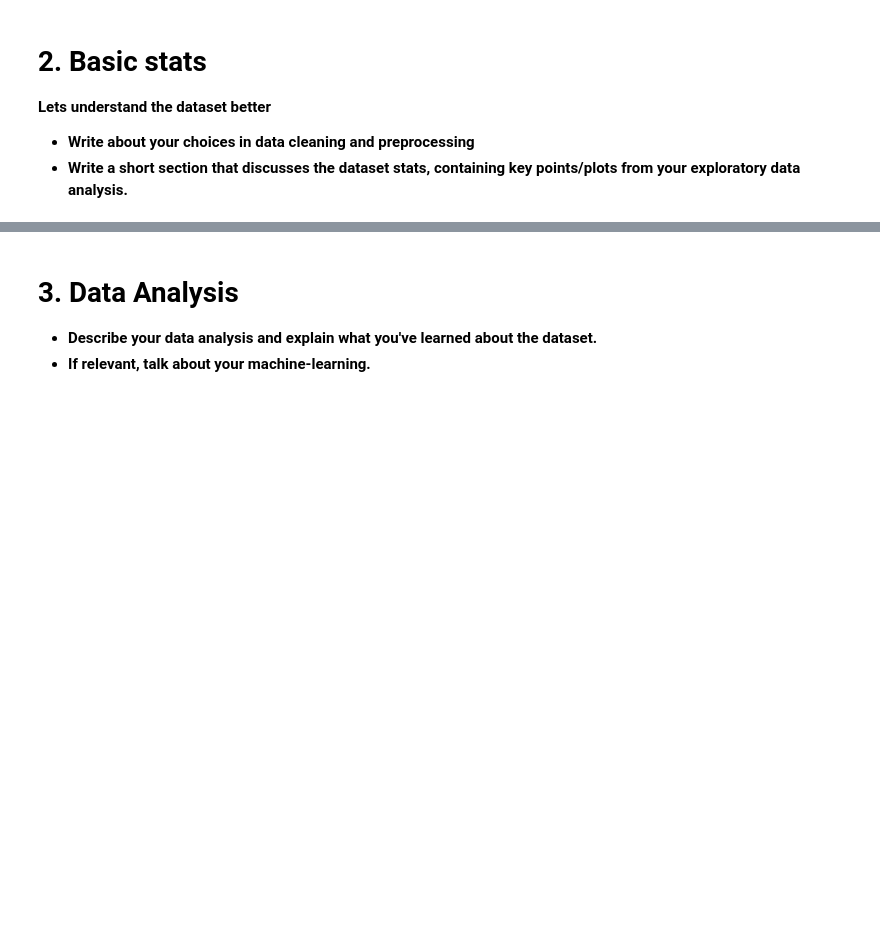
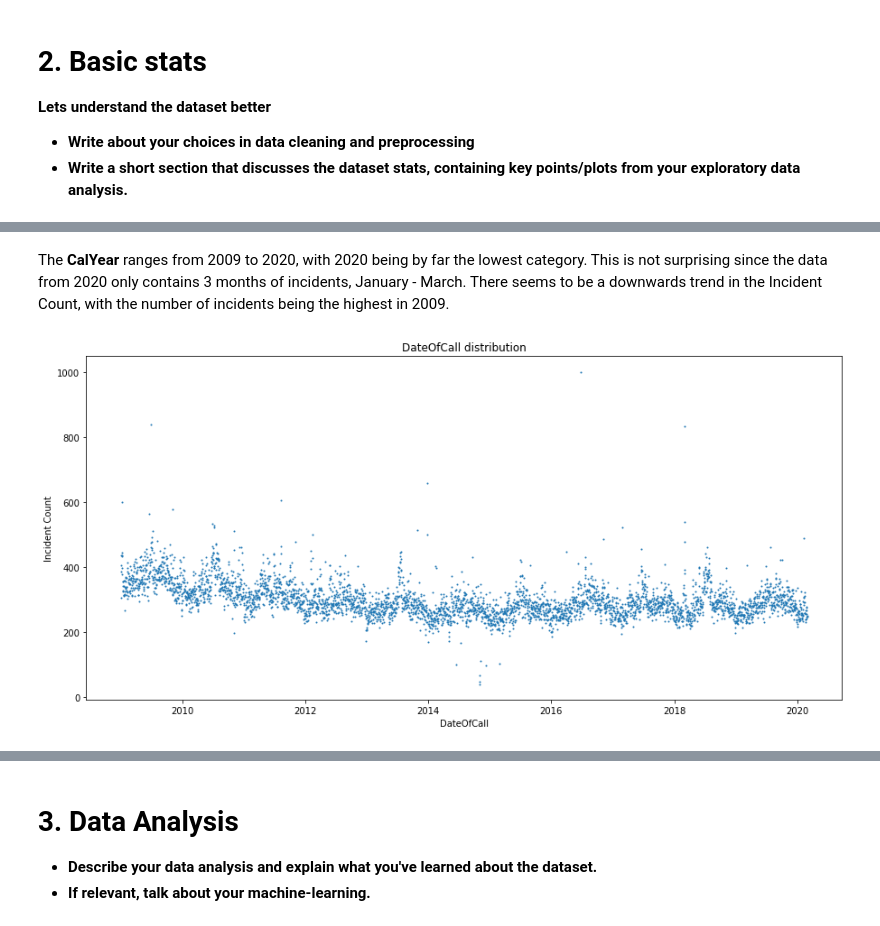
Before and after one commit to hlynurarni/Social-Data-Analysis-Final, a Jupyter notebook: Explainer Notebook.ipynb, the cells around one changed output, grey strips where cells are left out. Drawn from its saved outputs; the diff is of its cells as text; code cells hidden in the pictures; blank space fills up the shorter version.

```diff
--- a/Explainer Notebook.ipynb
+++ b/Explainer Notebook.ipynb
@@ -70,0 +244,6 @@ The possible research questions and speculations about the data are:
+# %% [markdown]
+The **CalYear** ranges from 2009 to 2020, with 2020 being by far the lowest category. This is not surprising since the data from 2020 only contains 3 months of incidents, January - March. There seems to be a downwards trend in the Incident Count, with the number of incidents being the highest in 2009.
+# %%
+simplePlottingFunction(df.DateOfCall, 'scatter', False)
+# %% [output]
+[figure, added]
```
Also changed, not shown: parts of 15 cells of this notebook.
